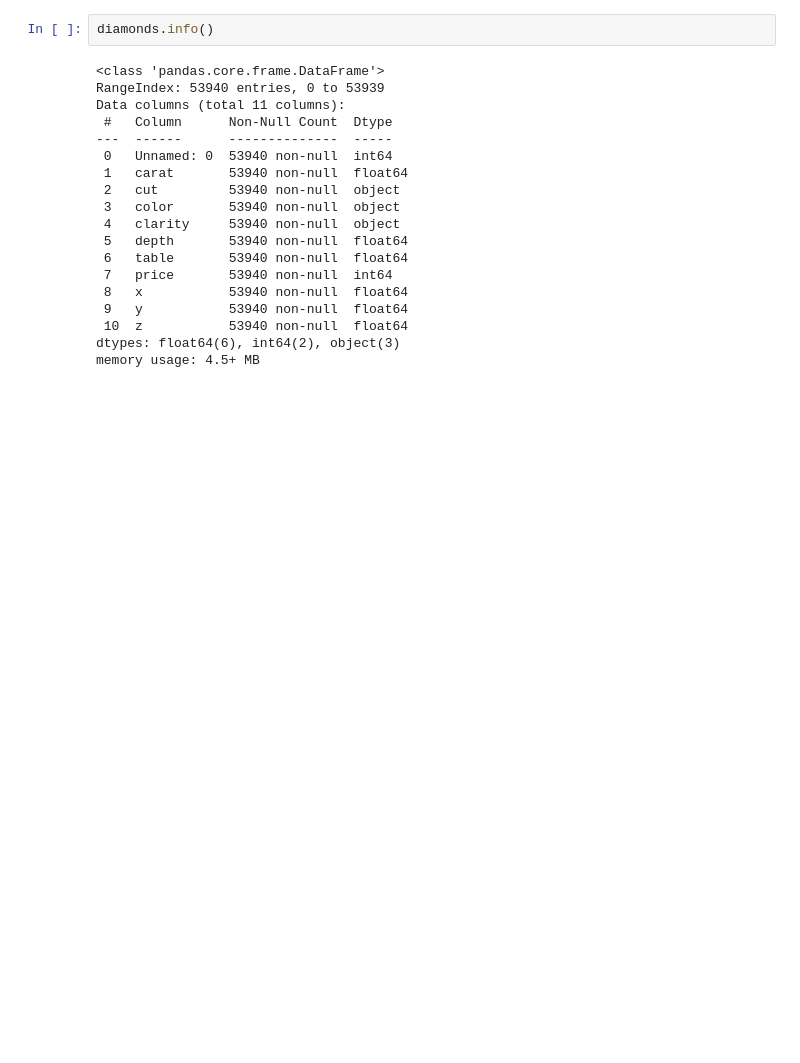
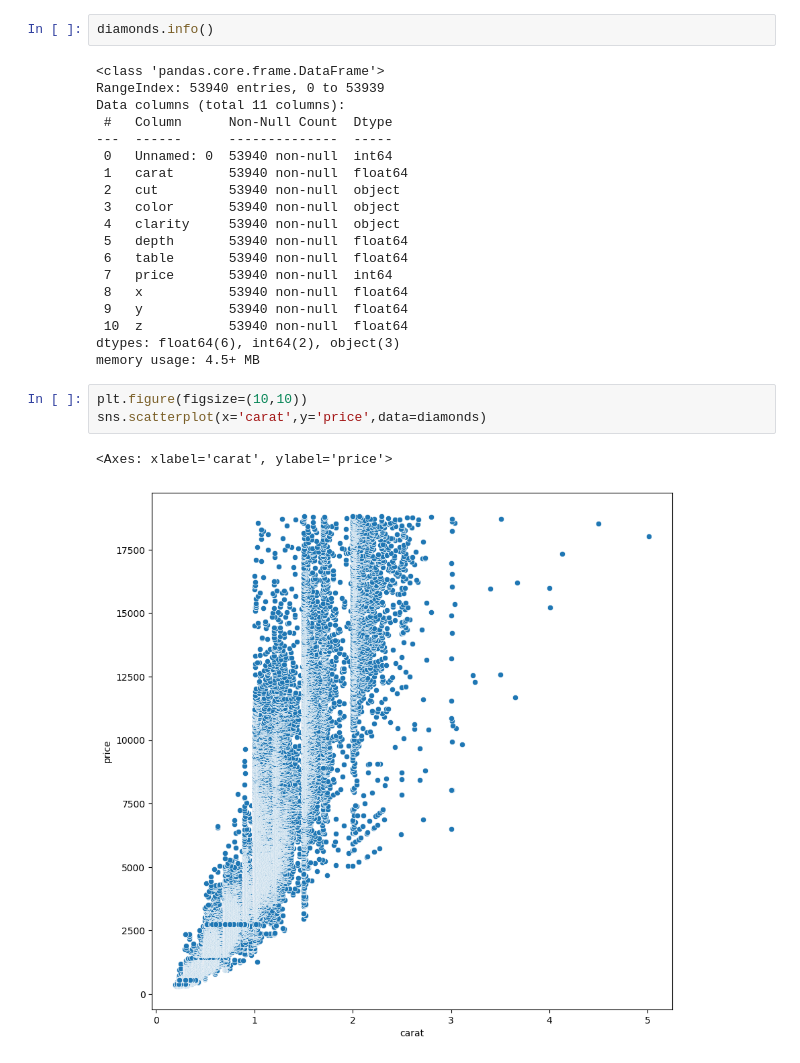
Before and after one commit to Iandrianina43/Data-Science, a Jupyter notebook: Diamonds/Diamonds_Exercice.ipynb, the cells around one changed output. Saved outputs shown, nothing was run; the diff lists cells and outputs as text; blank space fills up the shorter version.

```diff
--- a/Diamonds/Diamonds_Exercice.ipynb
+++ b/Diamonds/Diamonds_Exercice.ipynb
@@ -36,3 +36,9 @@ Data columns (total 11 columns):
  10  z           53940 non-null  float64
 dtypes: float64(6), int64(2), object(3)
 memory usage: 4.5+ MB
+# %%
+plt.figure(figsize=(10,10))
+sns.scatterplot(x='carat',y='price',data=diamonds)
+# %% [output]
+<Axes: xlabel='carat', ylabel='price'>
+[figure, added]
```
Also changed, not shown: parts of 5 cells of this notebook.
